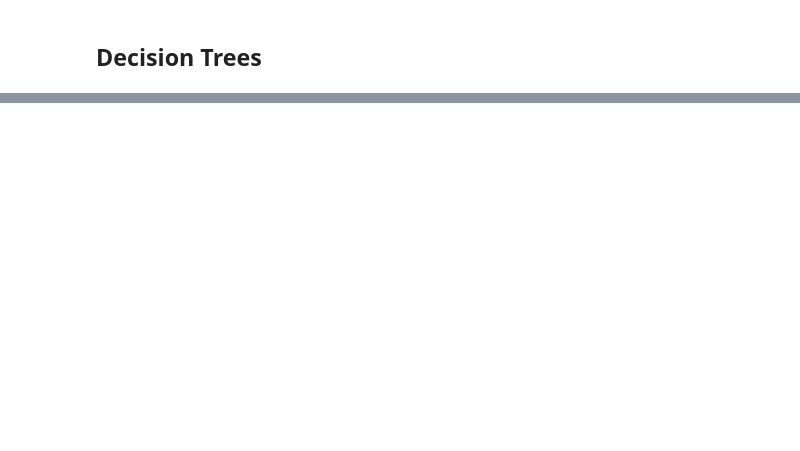
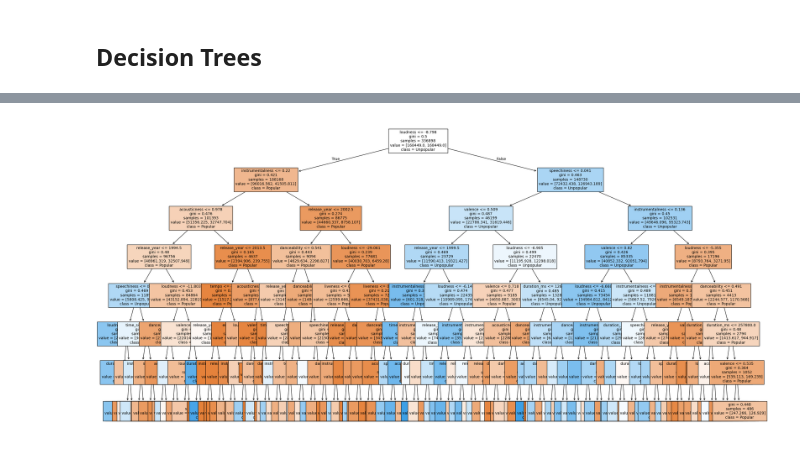
Before and after one commit to AlexanderBeck0/CS539-Final-Project, a Jupyter notebook: song_popularity.ipynb, the cells around one changed output, grey strips where cells are left out. Saved outputs shown, nothing was run; the diff lists cells and outputs as text; code cells hidden in the pictures; blank space fills up the shorter version.

```diff
--- a/song_popularity.ipynb
+++ b/song_popularity.ipynb
@@ -187,0 +201,24 @@ plt.show()
+# %%
+from sklearn.tree import plot_tree, export_graphviz
+
+plt.figure(figsize=(30, 15))
+plot_tree(
+    dt,
+    feature_names=x.columns.tolist(),
+    class_names=["Popular", "Unpopular"],
+    fontsize=10,
+    filled=True,
+)
+plt.show()
+
+EXPORT_DT = False
+if EXPORT_DT:
+    export_graphviz(
+        dt,
+        out_file="decision_tree.dot",
+        feature_names=x.columns.tolist(),
+        class_names=["Unpopular", "Popular"],
+        filled=True,
+    )
+# %% [output]
+[figure, added]
```
Also changed, not shown: parts of 9 cells of this notebook, 1 other file.
